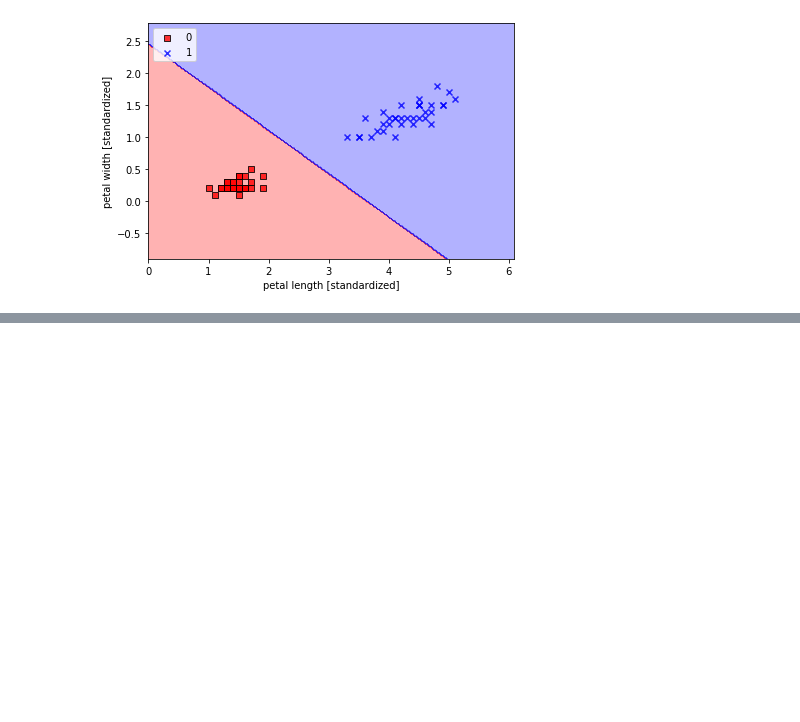
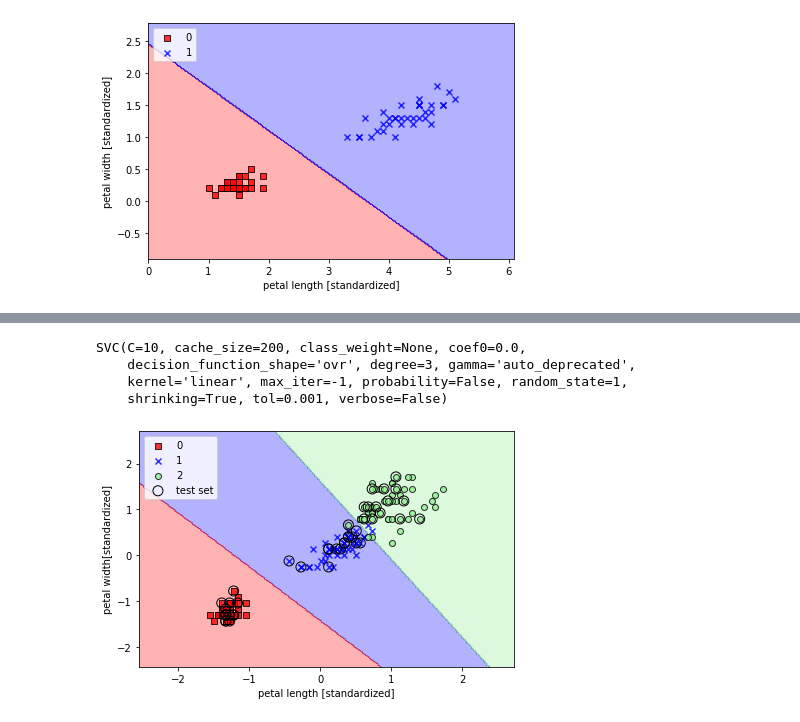
Before and after one commit to yuyatakada/manman, a Jupyter notebook: perceptrom.ipynb, the cells around one changed output, grey strips where cells are left out. Drawn from its saved outputs; the diff is of its cells as text; code cells hidden in the pictures; blank space fills up the shorter version.

```diff
--- a/perceptrom.ipynb
+++ b/perceptrom.ipynb
@@ -193,0 +248,16 @@ plt.show()
+# %%
+svm.fit(X_train_std , y_train)
+# %% [output]
+SVC(C=10, cache_size=200, class_weight=None, coef0=0.0,
+    decision_function_shape='ovr', degree=3, gamma='auto_deprecated',
+    kernel='linear', max_iter=-1, probability=False, random_state=1,
+    shrinking=True, tol=0.001, verbose=False)
+# %%
+plot_decision_regions(X_combined_std, y_combined, classifier = svm, test_idx = range(105,150))
+plt.xlabel("petal length [standardized]")
+plt.ylabel("petal width[standardized]")
+plt.legend(loc = "upper left")
+plt.tight_layout()
+plt.show()
+# %% [output]
+[figure, added]
```
Also changed, not shown: parts of 20 cells of this notebook.
